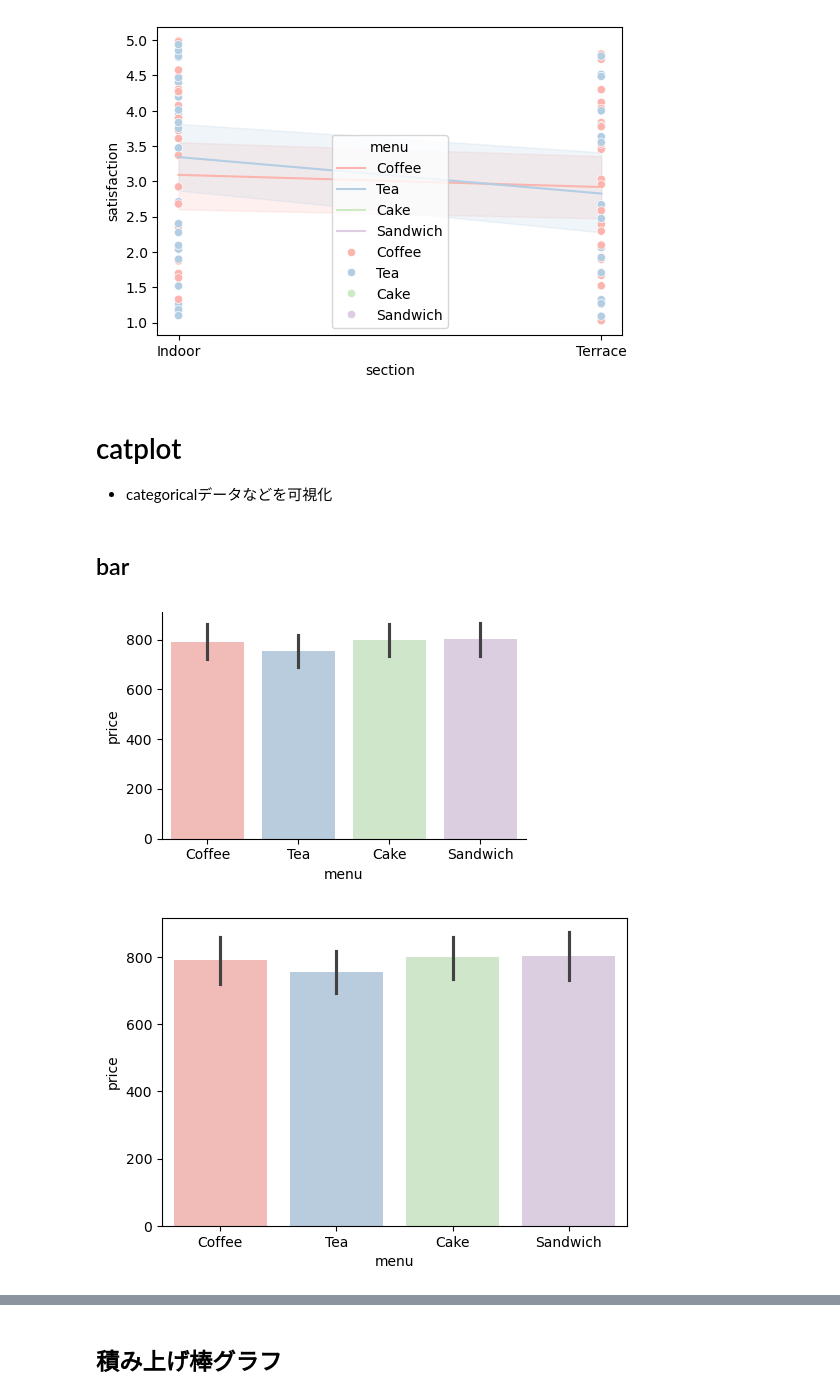
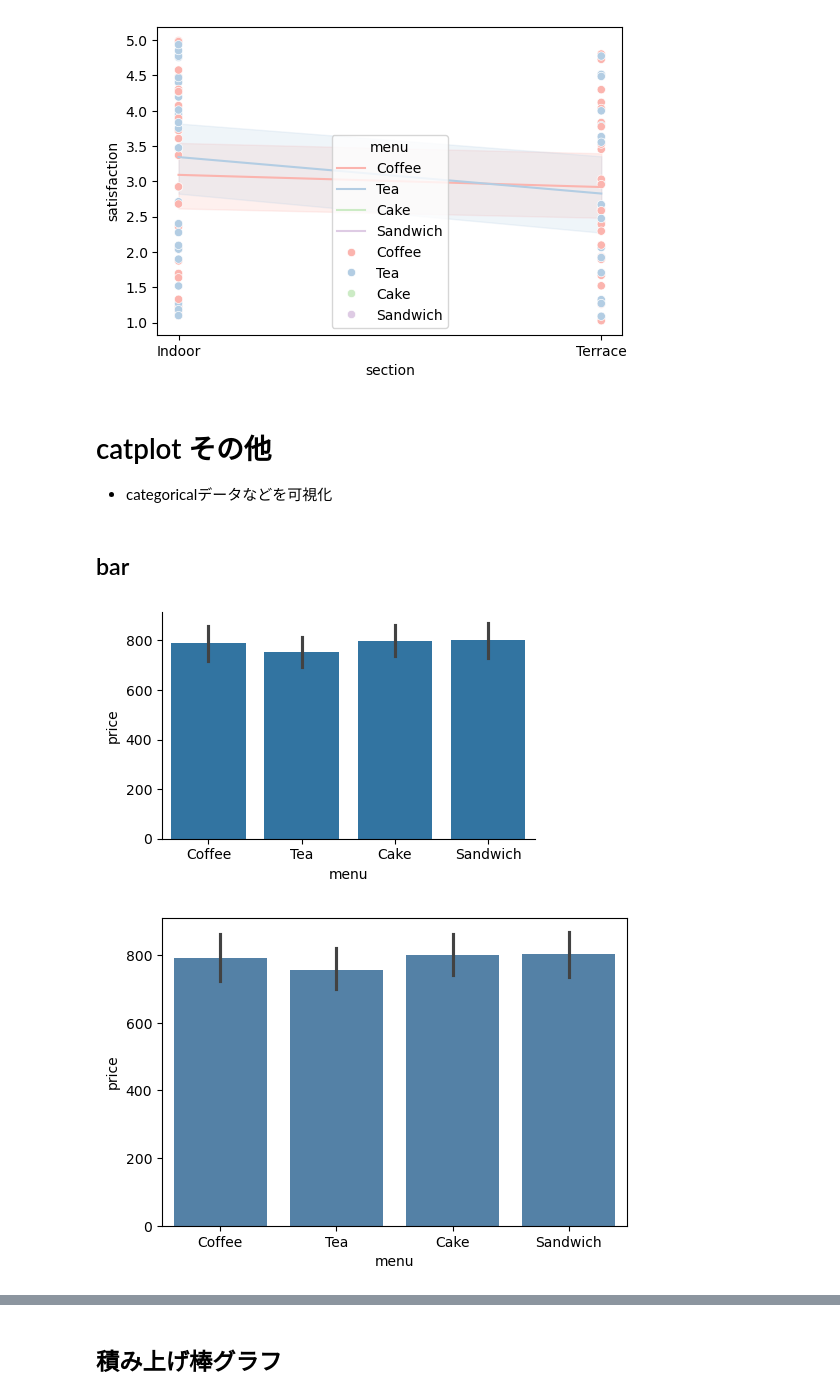
Before and after one commit to sasasakaz/statistical_modeling, a Jupyter notebook: template_graph.ipynb, the cells around one changed output, grey strips where cells are left out. Cells and saved outputs as stored; diff of their text form; code cells hidden in the pictures.

```diff
--- a/template_graph.ipynb
+++ b/template_graph.ipynb
@@ -631,21 +627,29 @@ plt.show()
 # %% [output]
 [figure]
 # %% [markdown]
-# catplot
+# catplot その他
 - categoricalデータなどを可視化
 # %% [markdown]
 ## bar
 # %%
-sns.catplot(data=df, x="menu", y="price", hue="menu", palette="Pastel1", kind="bar", aspect=1.5, height=3)
+sns.catplot(data=df, x="menu", y="price", kind="bar", color="tab:blue", aspect=1.5, height=3)
+
+# 一つずつ色を変えたい場合はpaletteを使えばいい。その場合はhueやdodgeの設定も必要になる
+# sns.catplot(data=df, x="menu", y="price", hue="menu", dodge=False, palette="Pastel1", kind="bar", aspect=1.5, height=3)
+
 plt.show()
 # %% [output]
-[figure, old version]
+[figure, new version]
 # %%
 plt.figure(figsize=(6, 4))
-sns.barplot(data=df, x="menu", y="price", hue="menu", palette="Pastel1")
+sns.barplot(data=df, x="menu", y="price", color="steelblue")
+
+# 一つずつ色を変えたい場合はpaletteを使えばいい。その場合はhueやdodgeの設定も必要になる
+# sns.barplot(data=df, x="menu", y="price", hue="menu",dodge=False, palette="Pastel1")
+
 plt.show()
 # %% [output]
-[figure, old version]
+[figure, new version]
 # %%
 # 横向きの棒グラフ
 fig, ax = plt.subplots(1, 1, figsize=(10, 6))
```
Also changed, not shown: parts of 28 cells of this notebook.
